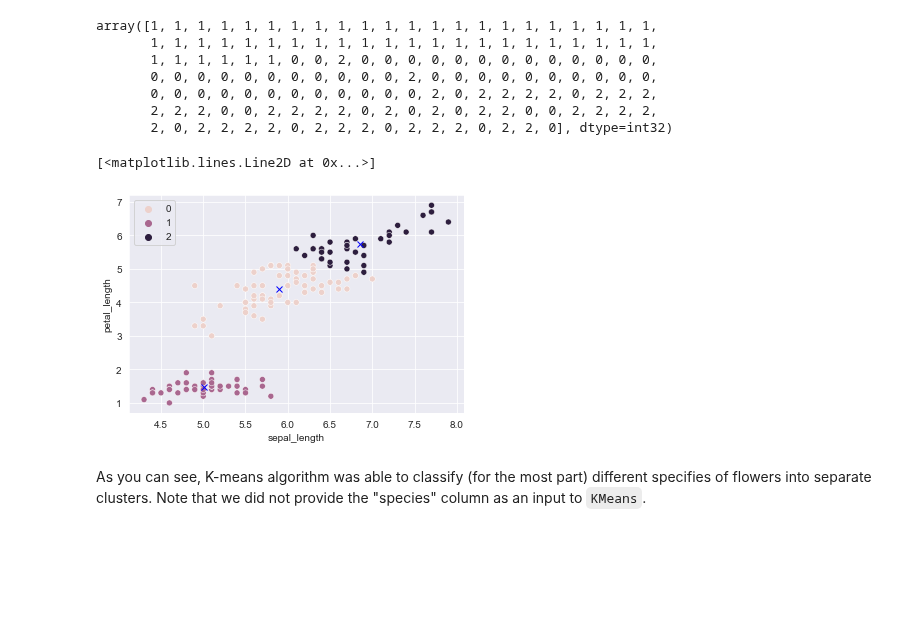
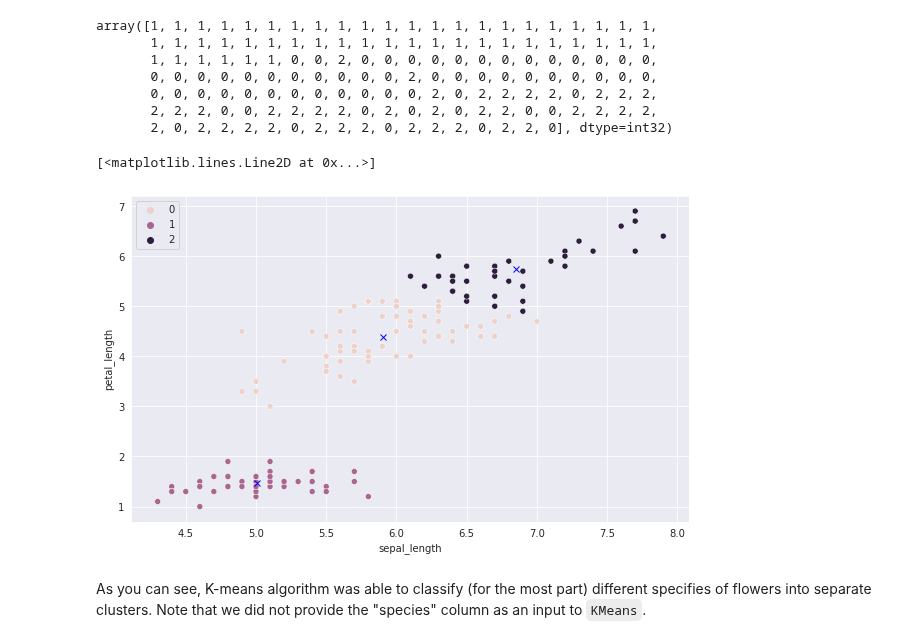
Before and after one commit to aleksmn/jovian, a Jupyter notebook: machine-learning/sklearn-unsupervised-learning/sklearn-unsupervised-learning.ipynb, the cells around one changed output. Saved outputs shown, nothing was run; the diff lists cells and outputs as text; code cells hidden in the pictures; blank space fills up the shorter version.

```diff
--- a/machine-learning/sklearn-unsupervised-learning/sklearn-unsupervised-learning.ipynb
+++ b/machine-learning/sklearn-unsupervised-learning/sklearn-unsupervised-learning.ipynb
@@ -163,12 +172,13 @@ array([1, 1, 1, 1, 1, 1, 1, 1, 1, 1, 1, 1, 1, 1, 1, 1, 1, 1, 1, 1, 1, 1,
        2, 2, 2, 0, 0, 2, 2, 2, 2, 0, 2, 0, 2, 0, 2, 2, 0, 0, 2, 2, 2, 2,
        2, 0, 2, 2, 2, 2, 0, 2, 2, 2, 0, 2, 2, 2, 0, 2, 2, 0], dtype=int32)
 # %%
+plt.figure(figsize=(10, 6))
 sns.scatterplot(data=X, x='sepal_length', y='petal_length', hue=preds);
 centers_x, centers_y = model.cluster_centers_[:,0], model.cluster_centers_[:,2]
 plt.plot(centers_x, centers_y, 'xb')
 # %% [output]
 [<matplotlib.lines.Line2D at 0x...>]
-[figure, old version]
+[figure, new version]
 # %% [markdown]
 As you can see, K-means algorithm was able to classify (for the most part) different specifies of flowers into separate clusters. Note that we did not provide the "species" column as an input to `KMeans`.
 # %% [markdown]
```
Also changed, not shown: parts of 38 cells of this notebook.
